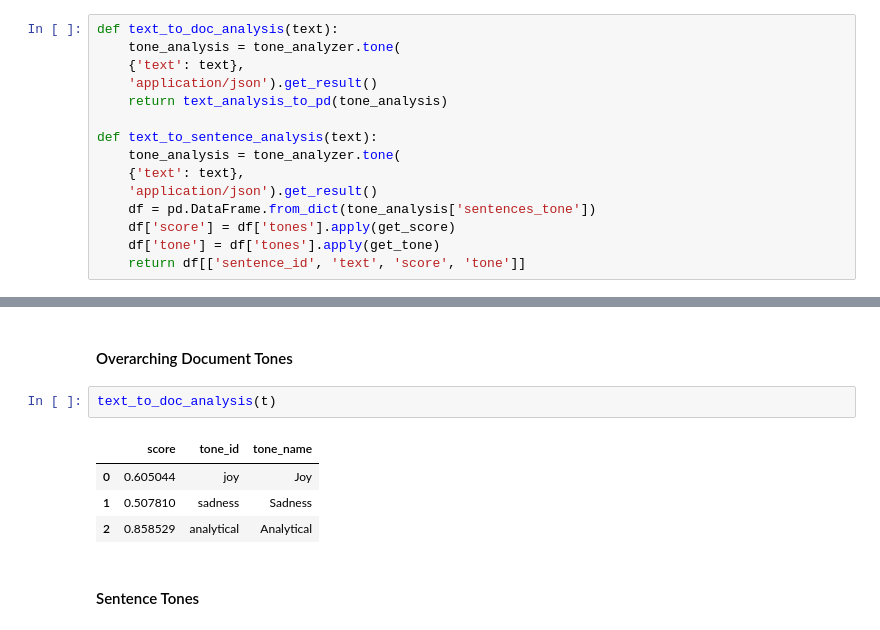
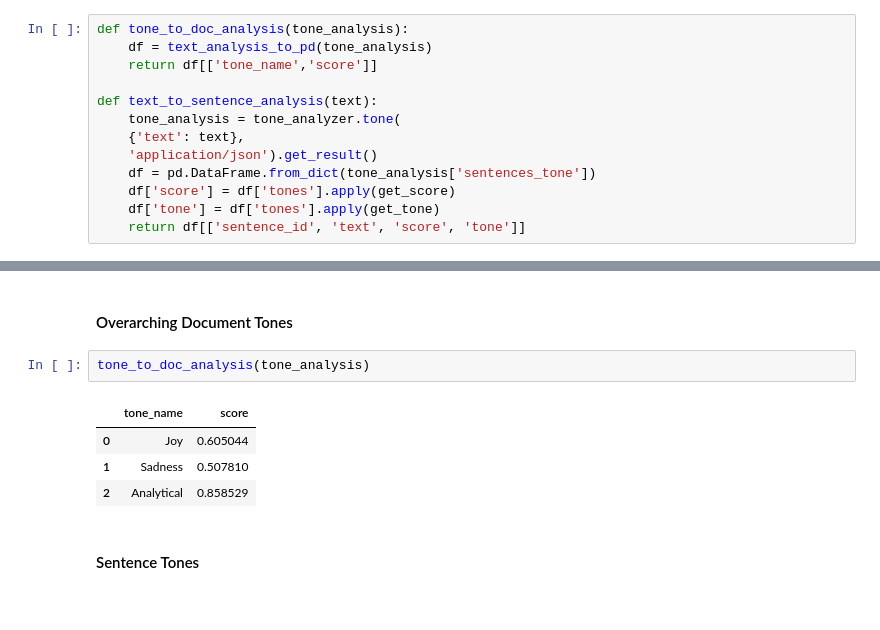
Before and after one commit to Beige-Coffee/48to1, a Jupyter notebook: IBM_Watson_Tone_Analyzer.ipynb, the cells around one changed output, grey strips where cells are left out. Saved outputs shown, nothing was run; the diff lists cells and outputs as text.

```diff
--- a/IBM_Watson_Tone_Analyzer.ipynb
+++ b/IBM_Watson_Tone_Analyzer.ipynb
@@ -106,11 +106,9 @@ def get_tone(tones):
         output += f"Tone {idx}: {score['tone_name']} "
     return output
 # %%
-def text_to_doc_analysis(text):
-    tone_analysis = tone_analyzer.tone(
-    {'text': text},
-    'application/json').get_result()
-    return text_analysis_to_pd(tone_analysis)
+def tone_to_doc_analysis(tone_analysis):
+    df = text_analysis_to_pd(tone_analysis)
+    return df[['tone_name','score']]
 
 def text_to_sentence_analysis(text):
     tone_analysis = tone_analyzer.tone(
@@ -143,13 +141,13 @@ Finally, I managed to set a meeting with the previous CEO of the largest consume
 I couldn’t say if it was the pressure from school and work or the CEO’s negative feedback, but since that meeting, I wasn’t able to motivate the team to go on. We consciously gave up. 2 years later, one of my teammates called out of the blue: “check out this link…it works!”. I think he expected me to feel disappointment. Actually, I felt pride – my first business attempt was viable after all."""
 # %% [markdown]
 #### Overarching Document Tones
-# %%
-text_to_doc_analysis(t)
-# %% [output]
-|  | score | tone_id | tone_name |
-| 0 | 0.605044 | joy | Joy |
-| 1 | 0.507810 | sadness | Sadness |
-| 2 | 0.858529 | analytical | Analytical |
+# %%
+tone_to_doc_analysis(tone_analysis)
+# %% [output]
+|  | tone_name | score |
+| 0 | Joy | 0.605044 |
+| 1 | Sadness | 0.507810 |
+| 2 | Analytical | 0.858529 |
 # %% [markdown]
 #### Sentence Tones
 # %%
```
Also changed, not shown: parts of 11 cells of this notebook, 6 other files.
